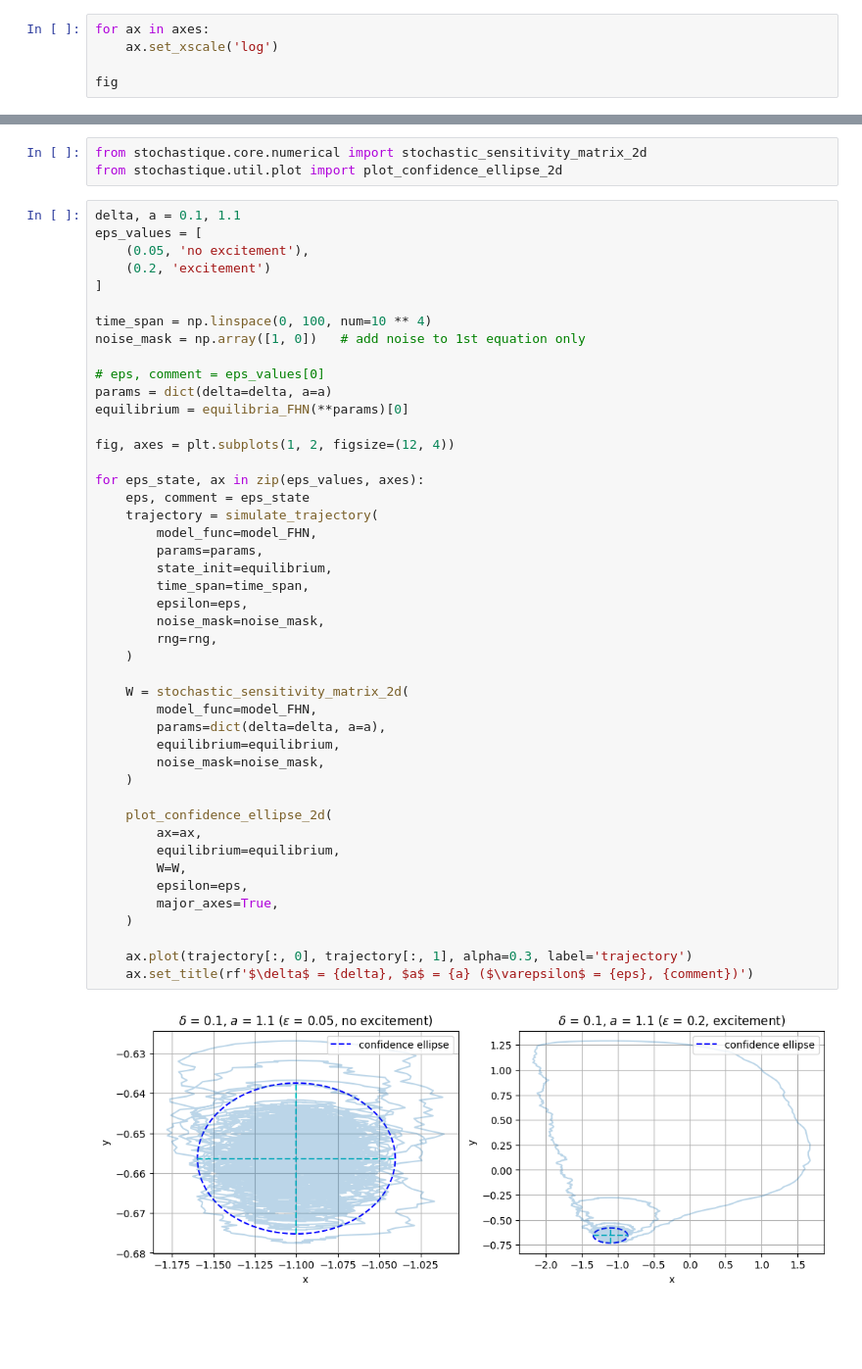
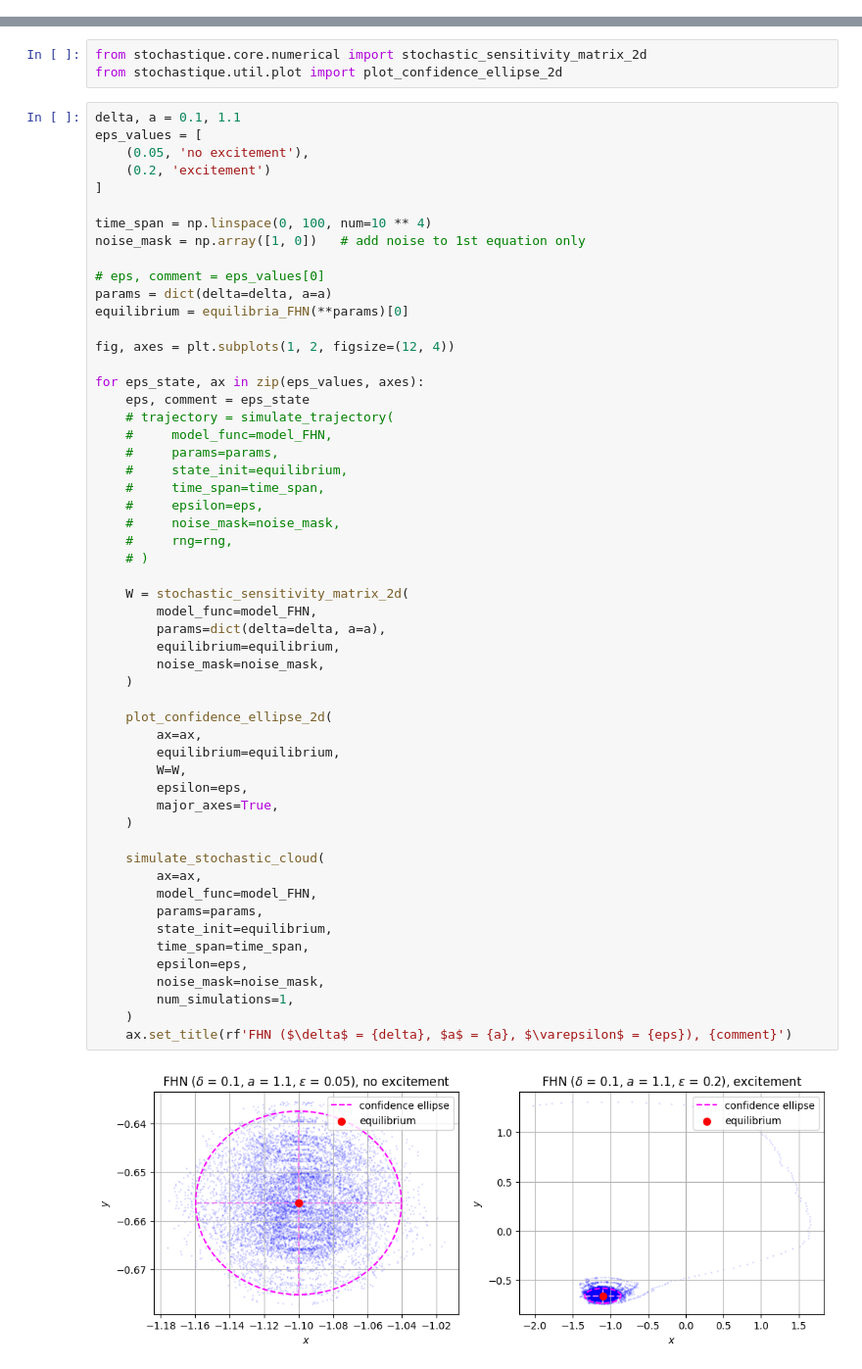
Before and after one commit to vantouse/2026-spring_stochastic-analysis, a Jupyter notebook: kostarev_lab4.ipynb, the cells around one changed output, grey strips where cells are left out. Shown at 98% size. Saved outputs shown, nothing was run; the diff lists cells and outputs as text; blank space fills up the shorter version.

Commit message:
corrections in lab 4 (update plot images)

```diff
--- a/kostarev_lab4.ipynb
+++ b/kostarev_lab4.ipynb
@@ -136,5 +88,0 @@ for a, ax in zip(a_values, axes):
-# %%
-for ax in axes:
-    ax.set_xscale('log')
-
-fig
@@ -229,45 +175,54 @@ eps_values = [
 ]
 
 time_span = np.linspace(0, 100, num=10 ** 4)
 noise_mask = np.array([1, 0])   # add noise to 1st equation only
 
 # eps, comment = eps_values[0]
 params = dict(delta=delta, a=a)
 equilibrium = equilibria_FHN(**params)[0]
 
 fig, axes = plt.subplots(1, 2, figsize=(12, 4))
 
 for eps_state, ax in zip(eps_values, axes):
     eps, comment = eps_state
-    trajectory = simulate_trajectory(
-        model_func=model_FHN,
-        params=params,
-        state_init=equilibrium,
-        time_span=time_span,
-        epsilon=eps,
-        noise_mask=noise_mask,
-        rng=rng,
-    )
+    # trajectory = simulate_trajectory(
+    #     model_func=model_FHN,
+    #     params=params,
+    #     state_init=equilibrium,
+    #     time_span=time_span,
+    #     epsilon=eps,
+    #     noise_mask=noise_mask,
+    #     rng=rng,
+    # )
 
     W = stochastic_sensitivity_matrix_2d(
         model_func=model_FHN,
         params=dict(delta=delta, a=a),
         equilibrium=equilibrium,
         noise_mask=noise_mask,
     )
 
     plot_confidence_ellipse_2d(
         ax=ax,
         equilibrium=equilibrium,
         W=W,
         epsilon=eps,
         major_axes=True,
     )
 
-    ax.plot(trajectory[:, 0], trajectory[:, 1], alpha=0.3, label='trajectory')
-    ax.set_title(rf'$\delta$ = {delta}, $a$ = {a} ($\varepsilon$ = {eps}, {comment})')
+    simulate_stochastic_cloud(
+        ax=ax,
+        model_func=model_FHN,
+        params=params,
+        state_init=equilibrium,
+        time_span=time_span,
+        epsilon=eps,
+        noise_mask=noise_mask,
+        num_simulations=1,
+    )
+    ax.set_title(rf'FHN ($\delta$ = {delta}, $a$ = {a}, $\varepsilon$ = {eps}), {comment}')
 # %% [output]
-[figure, old version]
+[figure, new version]
 # %%
 delta, a = 0.1, 1.01
 eps_values = [
```
Also changed, not shown: parts of 9 cells of this notebook, 1 other file.
